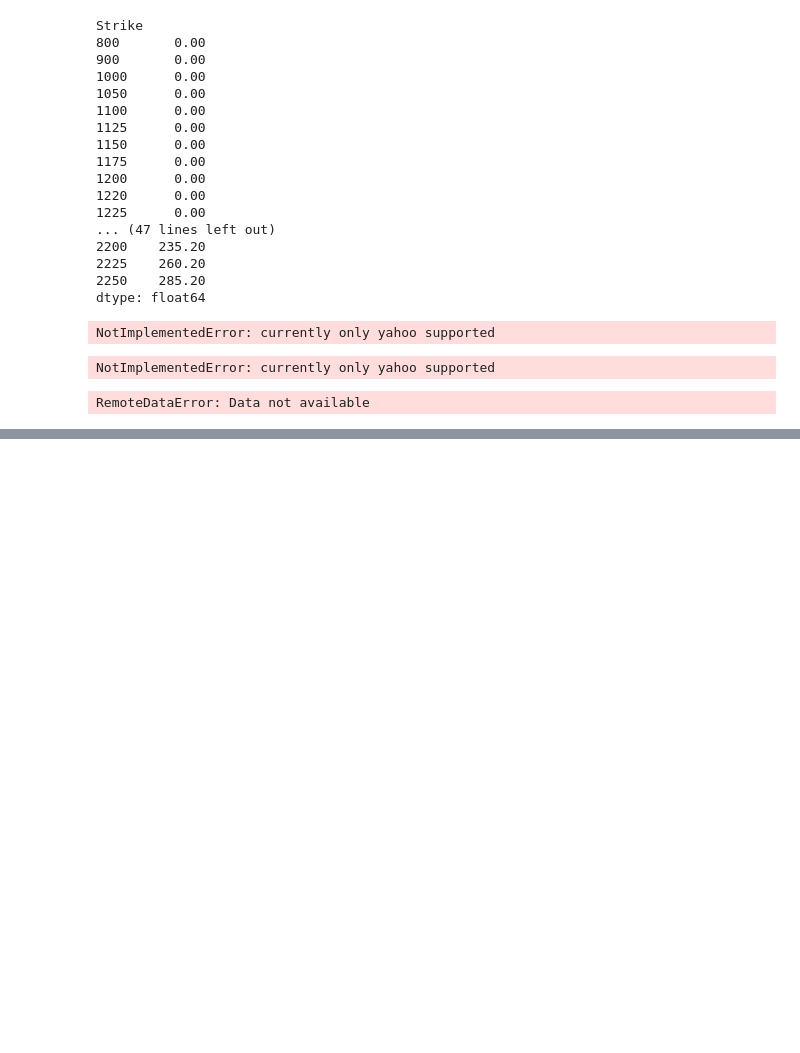
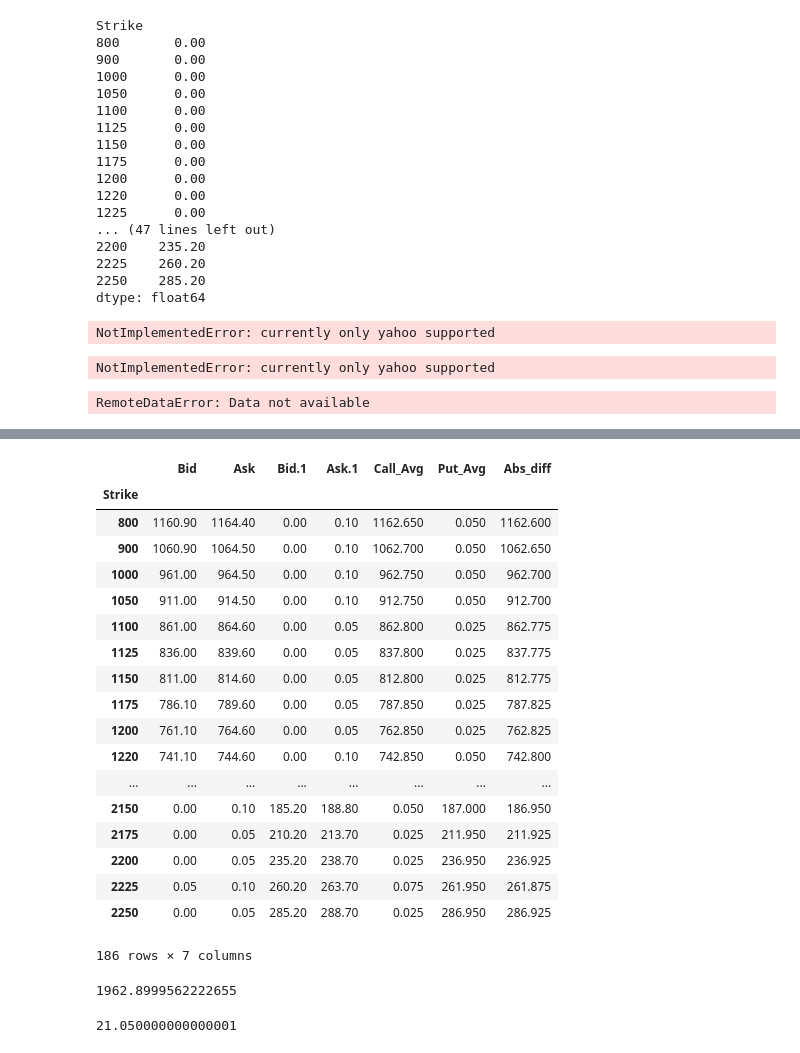
Before and after one commit to hyoung3/vixCalc, a Jupyter notebook: VIX Calculator.ipynb, the cells around one changed output, grey strips where cells are left out. Drawn from its saved outputs; the diff is of its cells as text; code cells hidden in the pictures; blank space fills up the shorter version.

```diff
--- a/VIX Calculator.ipynb
+++ b/VIX Calculator.ipynb
@@ -239,0 +292,4 @@ pandas_datareader.data.
+# %%
+wrkbk = pd.ExcelFile('test_data.xlsx')
+print(wrkbk.sheet_names)
+nearDF = wrkbk.parse('Near_term', skiprows=1, index_col='Strike')
@@ -239,0 +320,26 @@ pandas_datareader.data.
+# %%
+nearDF['Call_Avg'] = (nearDF['Bid'] + nearDF['Ask'])/2
+nearDF['Put_Avg'] = (nearDF['Bid.1'] + nearDF['Ask.1'])/2
+nearDF['Abs_diff'] = np.absolute(nearDF['Call_Avg'] - nearDF['Put_Avg'])
+# %%
+nearDF
+# %% [output]
+|  | Bid | Ask | Bid.1 | Ask.1 | Call_Avg | Put_Avg | Abs_diff |
+| Strike |  |  |  |  |  |  |  |
+| 800 | 1160.90 | 1164.40 | 0.00 | 0.10 | 1162.650 | 0.050 | 1162.600 |
+| 900 | 1060.90 | 1064.50 | 0.00 | 0.10 | 1062.700 | 0.050 | 1062.650 |
+| 1000 | 961.00 | 964.50 | 0.00 | 0.10 | 962.750 | 0.050 | 962.700 |
+| 1050 | 911.00 | 914.50 | 0.00 | 0.10 | 912.750 | 0.050 | 912.700 |
+| 1100 | 861.00 | 864.60 | 0.00 | 0.05 | 862.800 | 0.025 | 862.775 |
+| 1125 | 836.00 | 839.60 | 0.00 | 0.05 | 837.800 | 0.025 | 837.775 |
+| 1150 | 811.00 | 814.60 | 0.00 | 0.05 | 812.800 | 0.025 | 812.775 |
+| 1175 | 786.10 | 789.60 | 0.00 | 0.05 | 787.850 | 0.025 | 787.825 |
+| 1200 | 761.10 | 764.60 | 0.00 | 0.05 | 762.850 | 0.025 | 762.825 |
+| 1220 | 741.10 | 744.60 | 0.00 | 0.10 | 742.850 | 0.050 | 742.800 |
+| ... | ... | ... | ... | ... | ... | ... | ... |
+| 2150 | 0.00 | 0.10 | 185.20 | 188.80 | 0.050 | 187.000 | 186.950 |
+| 2175 | 0.00 | 0.05 | 210.20 | 213.70 | 0.025 | 211.950 | 211.925 |
+| 2200 | 0.00 | 0.05 | 235.20 | 238.70 | 0.025 | 236.950 | 236.925 |
+| 2225 | 0.05 | 0.10 | 260.20 | 263.70 | 0.075 | 261.950 | 261.875 |
+| 2250 | 0.00 | 0.05 | 285.20 | 288.70 | 0.025 | 286.950 | 286.925 |
+186 rows × 7 columns
@@ -239,0 +348,8 @@ pandas_datareader.data.
+# %%
+get_F(k_star,.000305,0.0683486,nearDF.loc[k_star,'Call_Avg'],nearDF.loc[k_star,'Put_Avg'])
+# %% [output]
+1962.8999562222655
+# %%
+nearDF.loc[k_star,'Call_Avg']
+# %% [output]
+21.050000000000001
```
Also changed, not shown: parts of 8 cells of this notebook, 1 other file.
